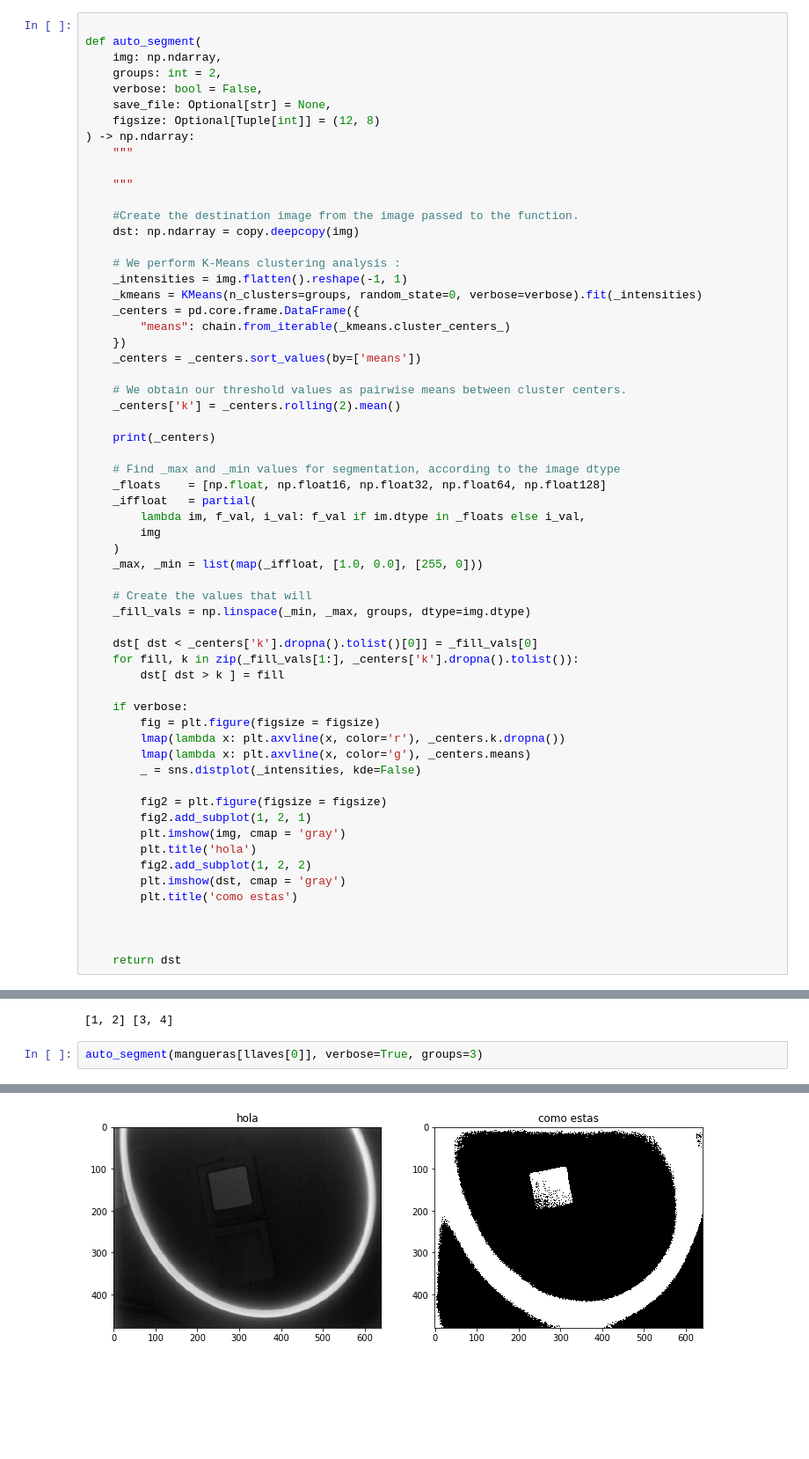
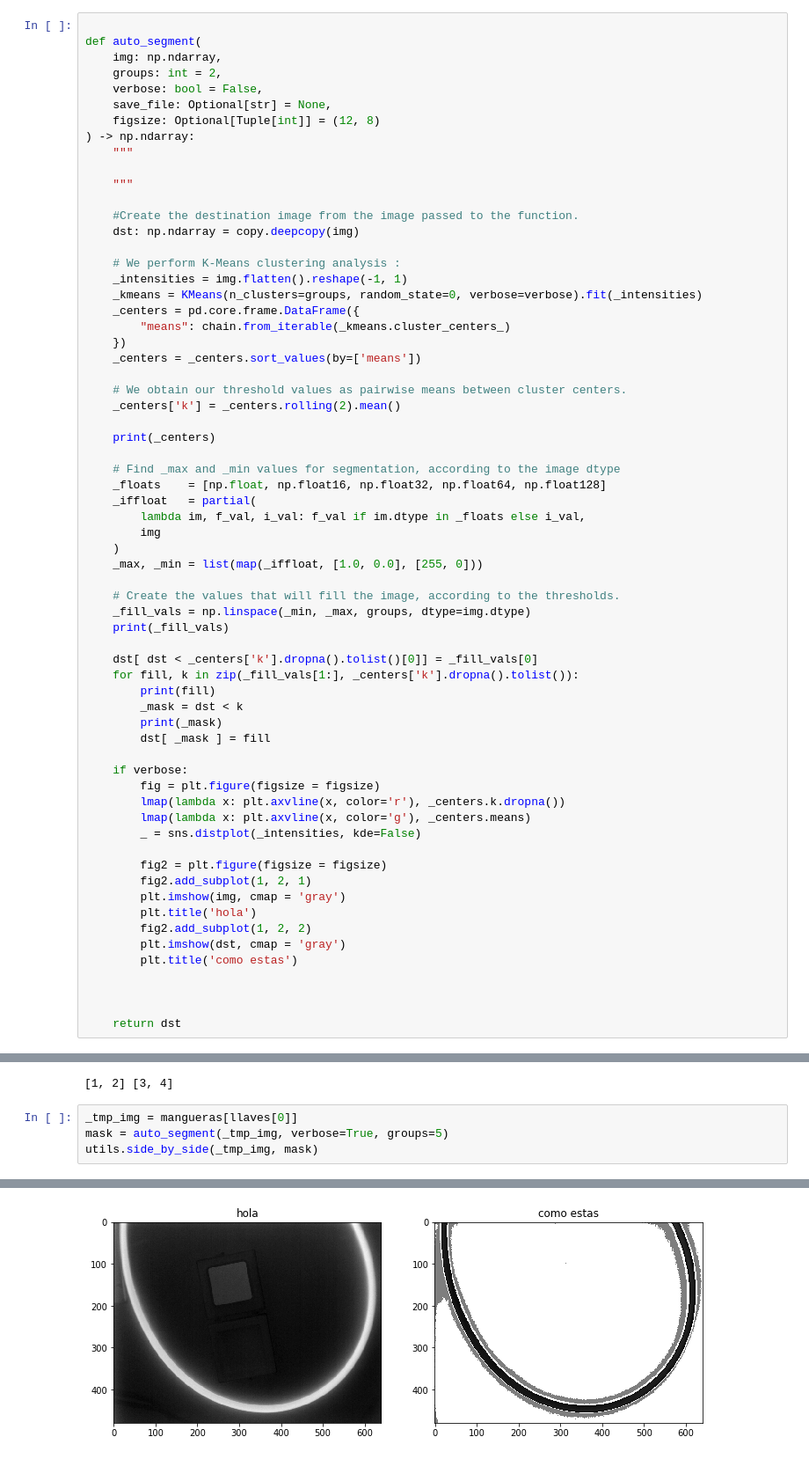
Before and after one commit to Pagutri/ProyectoAsignadoImagenes, a Jupyter notebook: Pregunta1.ipynb, the cells around one changed output, grey strips where cells are left out. Shown at 88% size. Cells and saved outputs as stored; diff of their text form; blank space fills up the shorter version.

Commit message:
:bug: Found the threshold problem.
It's almost fixed. But thresholding occurs inversely.

```diff
--- a/Pregunta1.ipynb
+++ b/Pregunta1.ipynb
@@ -83,12 +83,16 @@ def auto_segment(
     )
     _max, _min = list(map(_iffloat, [1.0, 0.0], [255, 0]))
 
-    # Create the values that will
+    # Create the values that will fill the image, according to the thresholds.
     _fill_vals = np.linspace(_min, _max, groups, dtype=img.dtype)
+    print(_fill_vals)
 
     dst[ dst < _centers['k'].dropna().tolist()[0]] = _fill_vals[0]
     for fill, k in zip(_fill_vals[1:], _centers['k'].dropna().tolist()):
-        dst[ dst > k ] = fill
+        print(fill)
+        _mask = dst < k
+        print(_mask)
+        dst[ _mask ] = fill
 
     if verbose:
         fig = plt.figure(figsize = figsize)
@@ -297,7 +301,9 @@ print(*y)
 # %% [output]
 [1, 2] [3, 4]
 # %%
-auto_segment(mangueras[llaves[0]], verbose=True, groups=3)
+_tmp_img = mangueras[llaves[0]]
+mask = auto_segment(_tmp_img, verbose=True, groups=5)
+utils.side_by_side(_tmp_img, mask)
 # %% [output]
 Initialization complete
 start iteration
@@ -327 +326 @@ array([[255, 255, 255, ..., 255, 255, 255],
-[figure, old version]
+[figure, new version]
```
Also changed, not shown: parts of 5 cells of this notebook, 1 other file.
